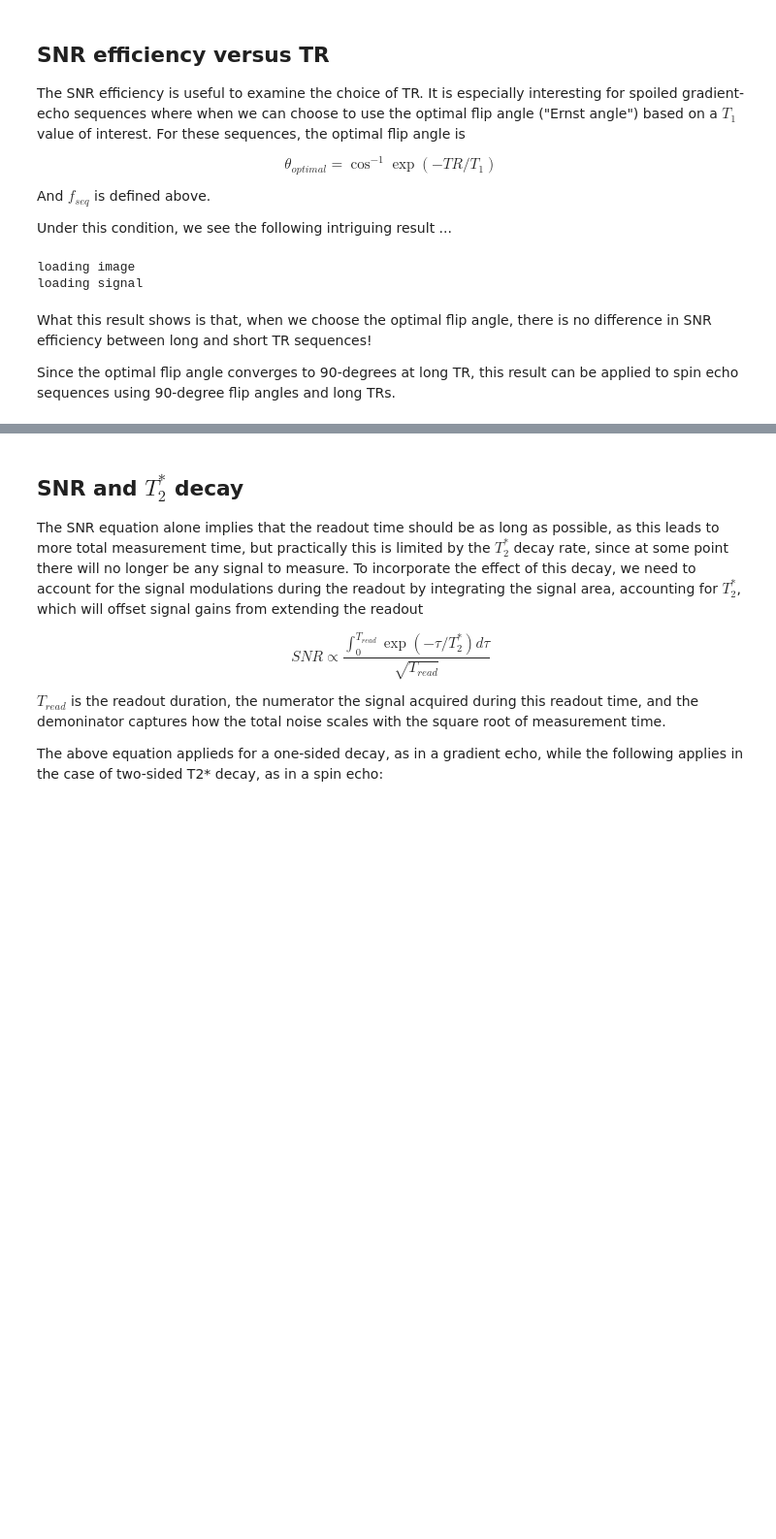
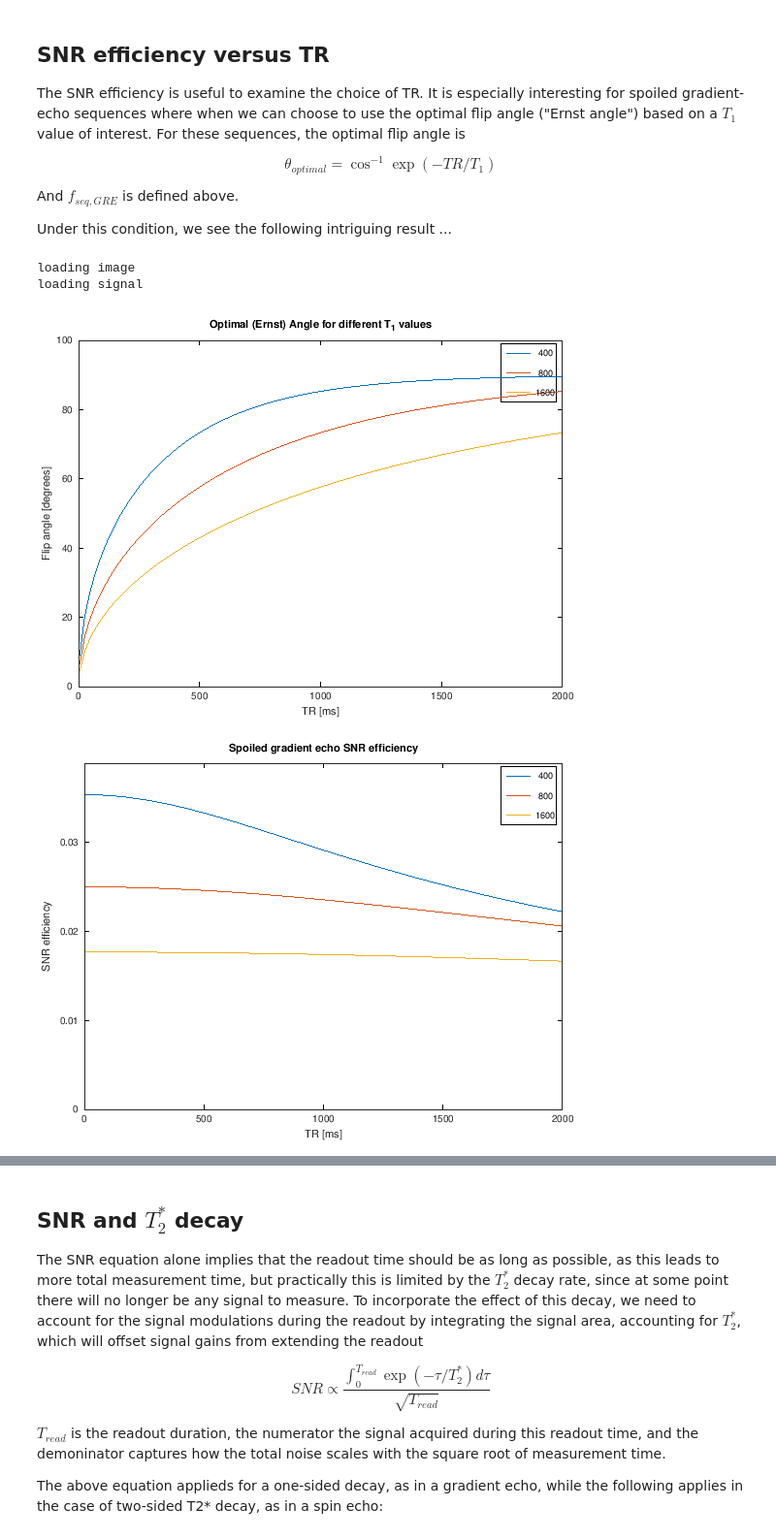
Before and after one commit to LarsonLab/MRI-education-resources, a Jupyter notebook: _sources/Signal to Noise Ratio.ipynb, the cells around one changed output, grey strips where cells are left out. Shown at 97% size. Cells and saved outputs as stored; diff of their text form; code cells hidden in the pictures; blank space fills up the shorter version.

```diff
--- a/_sources/Signal to Noise Ratio.ipynb
+++ b/_sources/Signal to Noise Ratio.ipynb
@@ -49,7 +51,7 @@ The SNR efficiency is useful to examine the choice of TR.  It is especially inte
 
 $$\theta_{optimal} = \cos^{-1} \exp(-TR/T_1)$$
 
-And $f_{seq}$ is defined above.
+And $f_{seq,GRE}$ is defined above.
 
 Under this condition, we see the following intriguing result ...
 # %%
@@ -60,24 +62,35 @@ startup
 loading image
 loading signal
 # %%
-TR = logspace(5,5000);
-T1 = 800;
-theta = arccos(exp(-TR/T1));
+TRdT1 = linspace(.01,4);
+T1 = [400 800 1600];
 
 % To remove TE or T2 effect
 TE = 0; T2 = Inf;
 M0 = 1;
 
-SNR_efficiency = MRsignal_spoiled_gradient_echo(theta, TE, TR, M0, T1, T2) ./ sqrt(TR);
-subplot(121)
-semilogx(TR, theta*180/pi)
-xlabel('TR [ms]'), ylabel('Optimal (Ernst) angle [degrees]')
+theta_optimal = zeros(length(T1), length(TR));
+SNR_efficiency = zeros(length(T1), length(TR));
 
-semilogx(TR, SNR_efficiency)
-legend(['T_1 = ' int2str(T1) ' ms'])
+for IT1 = 1:length(T1)
+
+theta_optimal(IT1,:) = acos(exp(-TR/T1(IT1)));
+
+
+SNR_efficiency(IT1,:) = MRsignal_spoiled_gradient_echo(theta_optimal(IT1,:), TE, TR, M0, T1(IT1), T2) ./ sqrt(TR);
+end
+%subplot(121)
+plot(TR, theta_optimal*180/pi)
+xlabel('TR [ms]'), ylabel('Flip angle [degrees]')
+title('Optimal (Ernst) Angle for different T_1 values')
+legend(int2str(T1.'))
+%subplot(122)
+figure
+plot(TR, SNR_efficiency)
+ylim([0 1.1*max(SNR_efficiency(:))])
+legend(int2str(T1.'))
 xlabel('TR [ms]'), ylabel('SNR efficiency')
 title('Spoiled gradient echo SNR efficiency')
+# %% [output]
+[figure, added]
+[figure, added]
-# %% [markdown]
-What this result shows is that, when we choose the optimal flip angle, there is no difference in SNR efficiency between long and short TR sequences!
-
-Since the optimal flip angle converges to 90-degrees at long TR, this result can be applied to spin echo sequences using 90-degree flip angles and long TRs.
```
Also changed, not shown: parts of 5 cells of this notebook, 31 other files.
